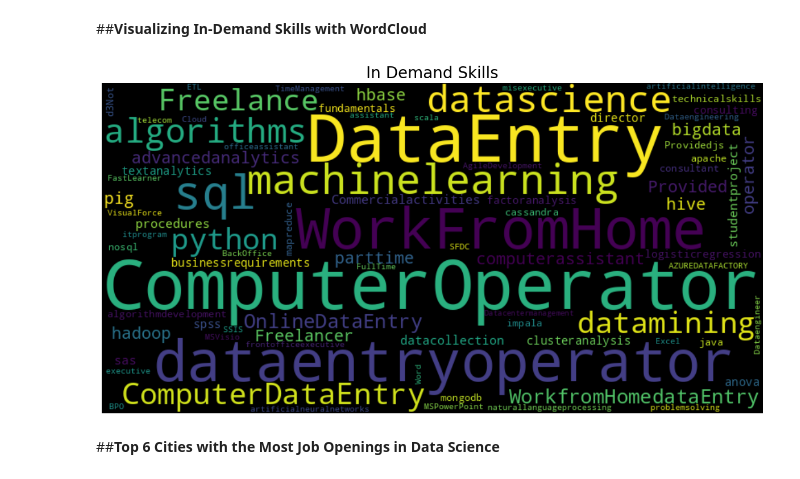
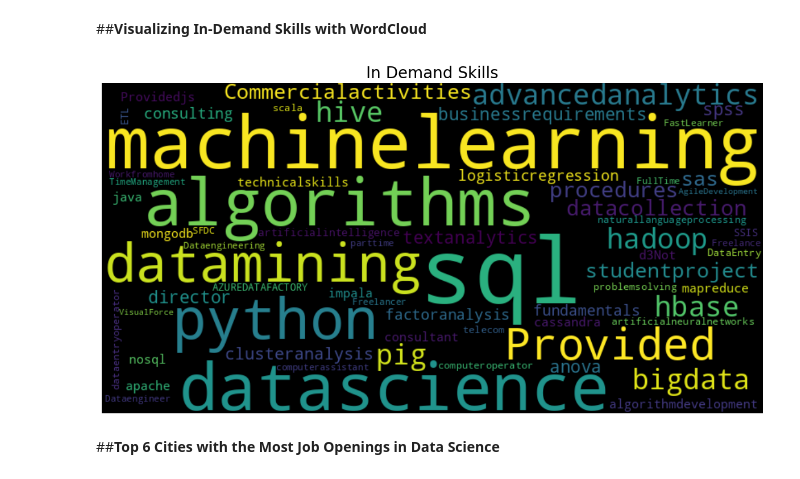
Before and after one commit to rohitpaul09/Web-Scraping-Data-Science-Job-Listings, a Jupyter notebook: Web_Scraping_Job_Listings.ipynb, the cells around one changed output. Drawn from its saved outputs; the diff is of its cells as text; code cells hidden in the pictures.

```diff
--- a/Web_Scraping_Job_Listings.ipynb
+++ b/Web_Scraping_Job_Listings.ipynb
@@ -150,8 +150,8 @@ def scrape_jobs(pages):
 
     return df
 
-# Scrape the first 2 pages of job listings
-df = scrape_jobs(2)
+# Scrape the first 10 pages of job listings
+df = scrape_jobs(10)
 # %%
 # Display the head of the DataFrame with data from multiple pages
 print('Scraped Data from Multiple Pages:')
@@ -174,29 +174,29 @@ Scraped Data from Multiple Pages:
 # %%
 from wordcloud import WordCloud
 import matplotlib.pyplot as plt
 
 # Concatenate all the 'Skills Required' values into a single text
-text3 = ' '.join(df['Skills Required'])
+text3 = ' '.join(df['Skills Required'].values)
 
 # Generate the WordCloud object
 wordcloud2 = WordCloud(width=800, height=400, random_state=21, max_font_size=110).generate(text3)
 
 # Display the generated WordCloud to visualize the skills in demand
 plt.figure(figsize=(15, 15))
 
 # Add a header
 plt.title("In Demand Skills", fontsize=20)
 
 # Show the WordCloud
 plt.imshow(wordcloud2, interpolation="bilinear")
 
 # Turn off axis labels for better visualization
 plt.axis("off")
 
 # Show the plot
 plt.show()
 # %% [output]
-[figure, old version]
+[figure, new version]
 # %% [markdown]
 ##**Top 6 Cities with the Most Job Openings in Data Science**
 # %%
```
Also changed, not shown: parts of 1 cell of this notebook.
